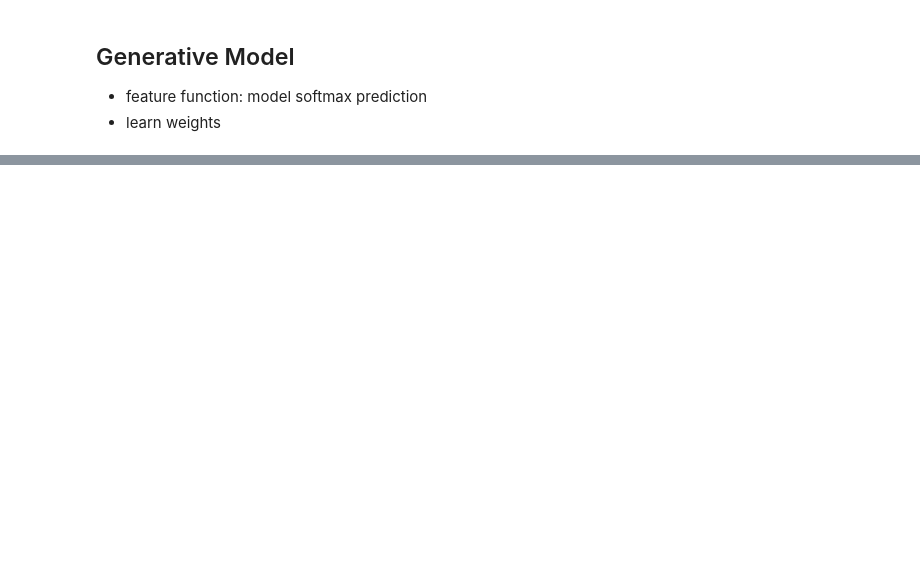
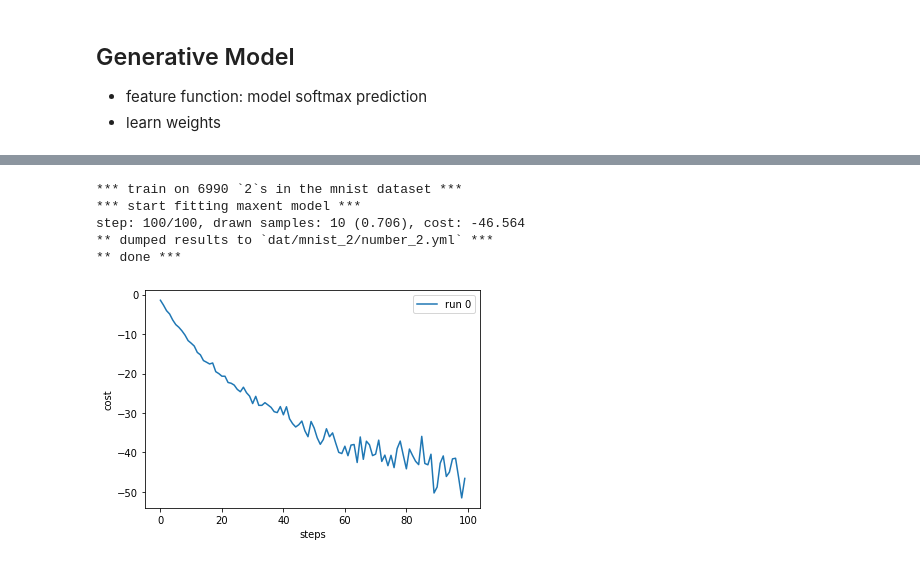
Before and after one commit to bhartl/generative-models, a Jupyter notebook: gempy/mnist/mnist_classifier.ipynb, the cells around one changed output, grey strips where cells are left out. Saved outputs shown, nothing was run; the diff lists cells and outputs as text; code cells hidden in the pictures; blank space fills up the shorter version.

```diff
--- a/gempy/mnist/mnist_classifier.ipynb
+++ b/gempy/mnist/mnist_classifier.ipynb
@@ -121,0 +134,9 @@ from gempy import MnistGenerator
+# %%
+mnist_two = MnistGenerator.main(train_on=2, export_path='dat/mnist_2', **kwargs)
+# %% [output]
+*** train on 6990 `2`s in the mnist dataset ***
+*** start fitting maxent model ***
+step: 100/100, drawn samples: 10 (0.706), cost: -46.564
+** dumped results to `dat/mnist_2/number_2.yml` ***
+** done ***
+[figure, added]
```
Also changed, not shown: parts of 20 cells of this notebook, 3 other files.
